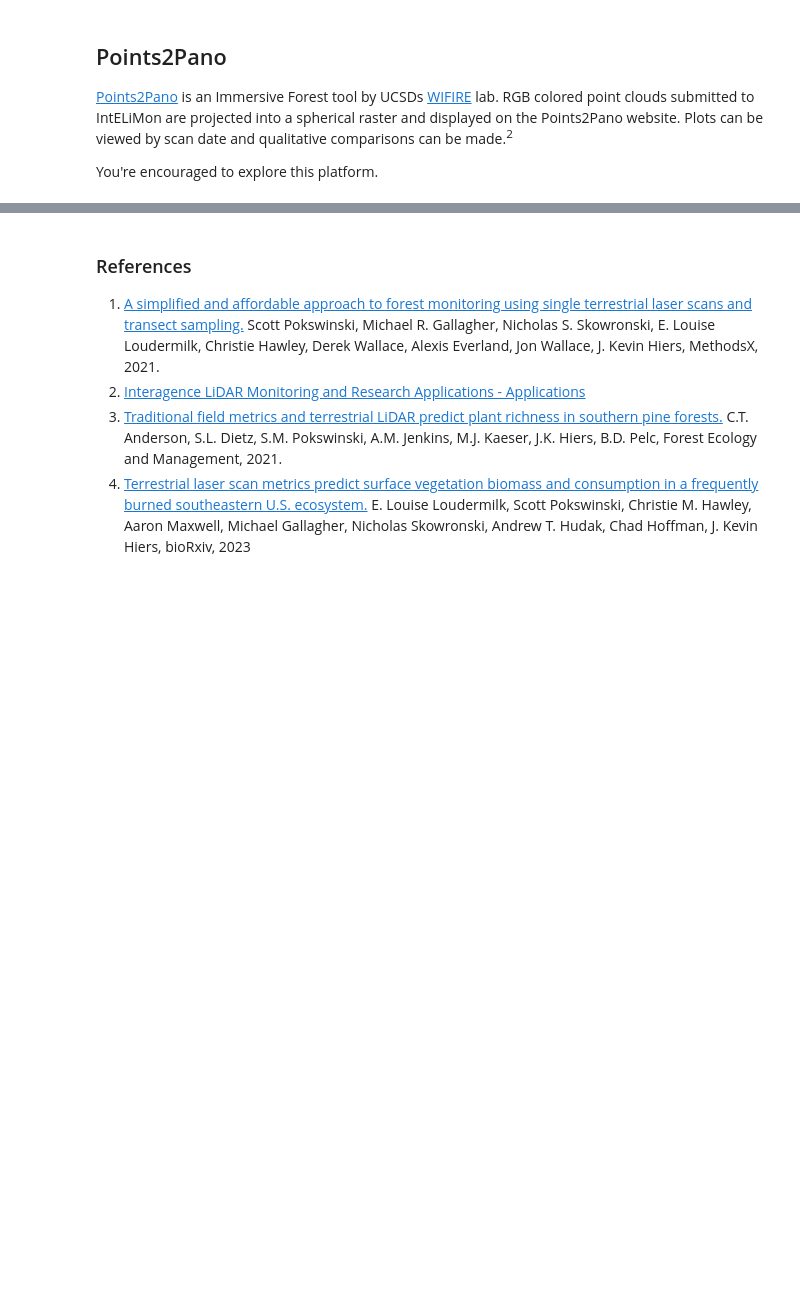
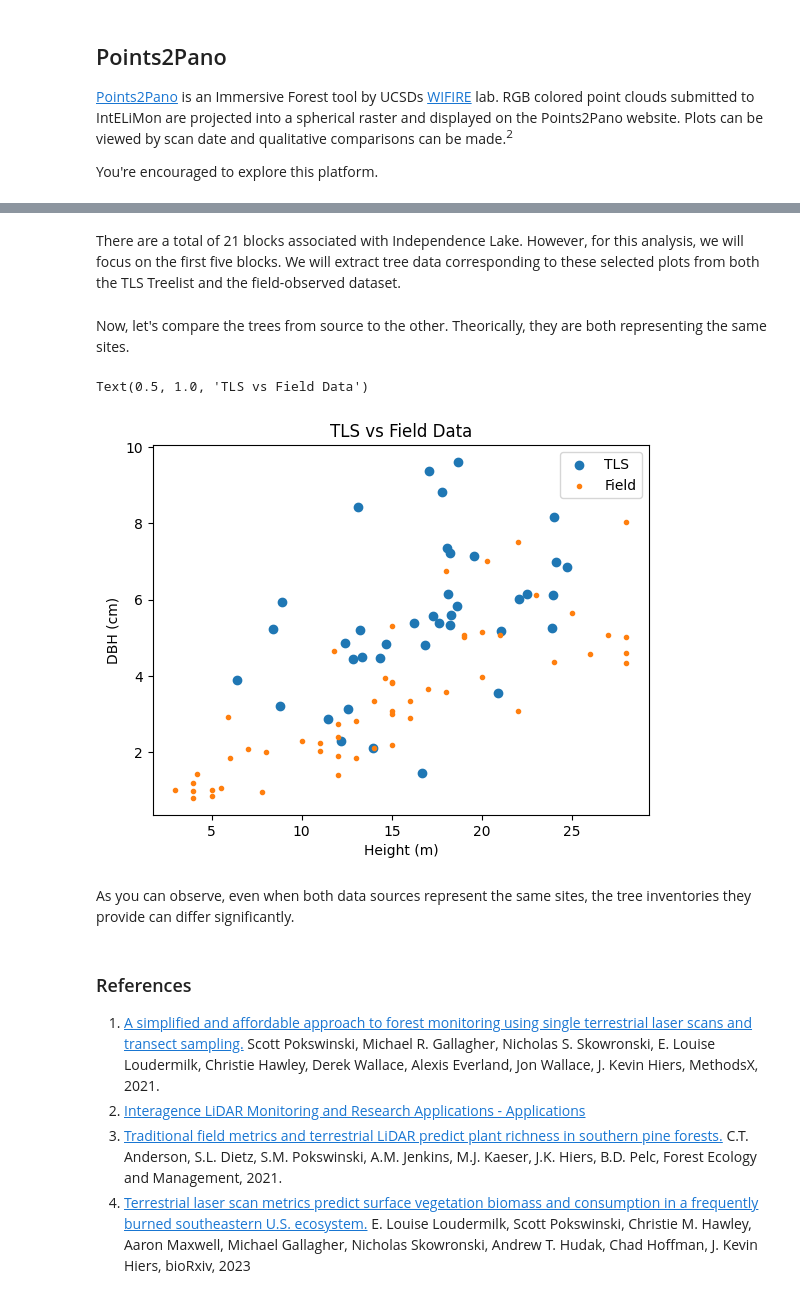
Before and after one commit to frf-data-challenge-fount/sprint_3, a Jupyter notebook: tls-metrics.ipynb, the cells around one changed output, grey strips where cells are left out. Saved outputs shown, nothing was run; the diff lists cells and outputs as text; code cells hidden in the pictures; blank space fills up the shorter version.

```diff
--- a/tls-metrics.ipynb
+++ b/tls-metrics.ipynb
@@ -67,0 +83,10 @@ You're encouraged to explore this platform.
+# %%
+# Loading the full plots inventory
+plot_inventory = pd.read_csv("./01_plot_identification.csv")
+
+# Specify our site of interest
+site_name = "ind"
+
+# We only keep the inventory plots for Independence Lake
+ind_inventory = plot_inventory.loc[plot_inventory.site_name == site_name, ['inventory_id', 'plot_blk']]
+ind_inventory
@@ -68,3 +111,34 @@ You're encouraged to explore this platform.
+# %% [markdown]
+There are a total of 21 blocks associated with Independence Lake. However, for this analysis, we will focus on the first five blocks. We will extract tree data corresponding to these selected plots from both the TLS Treelist and the field-observed dataset.
+# %%
+# We sample the first 5 plots
+ind_sample = ind_inventory.head()
+
+# Load both the TLS and the field collected treelist
+tls_treelist = pd.read_csv("./TLS_treelist.csv")
+field_treelist = pd.read_csv("./03_tree.csv")
+
+# Filter tls_treelist based on plot_blk in ind_sample
+tls_treelist_ind = tls_treelist.merge(ind_sample[['plot_blk']], on='plot_blk', how='inner')
+
+# Filter field_treelist based on inventory_id in ind_sample
+field_treelist_ind = field_treelist.merge(ind_sample[['inventory_id']], on='inventory_id', how='inner')
+# %% [markdown]
+Now, let's compare the trees from source to the other. Theorically, they are both representing the same sites.
+# %%
+# Plot trees from both sources
+fig, ax = plt.subplots()
+plt.scatter(tls_treelist_ind.H, tls_treelist_ind.DBH/2.54, axes = ax, label = 'TLS')
+plt.scatter(field_treelist_ind.tree_ht, field_treelist_ind.tree_dbh/10, axes = ax, marker = '.',label= 'Field')
+plt.xlabel('Height (m)')
+plt.ylabel('DBH (cm)')
+plt.legend()
+plt.title('TLS vs Field Data')
+# %% [output]
+Text(0.5, 1.0, 'TLS vs Field Data')
+[figure, added]
+# %% [markdown]
+As you can observe, even when both data sources represent the same sites, the tree inventories they provide can differ significantly.
 # %% [markdown]
 ### References
 
```
Also changed, not shown: parts of 5 cells of this notebook, 3 other files.
